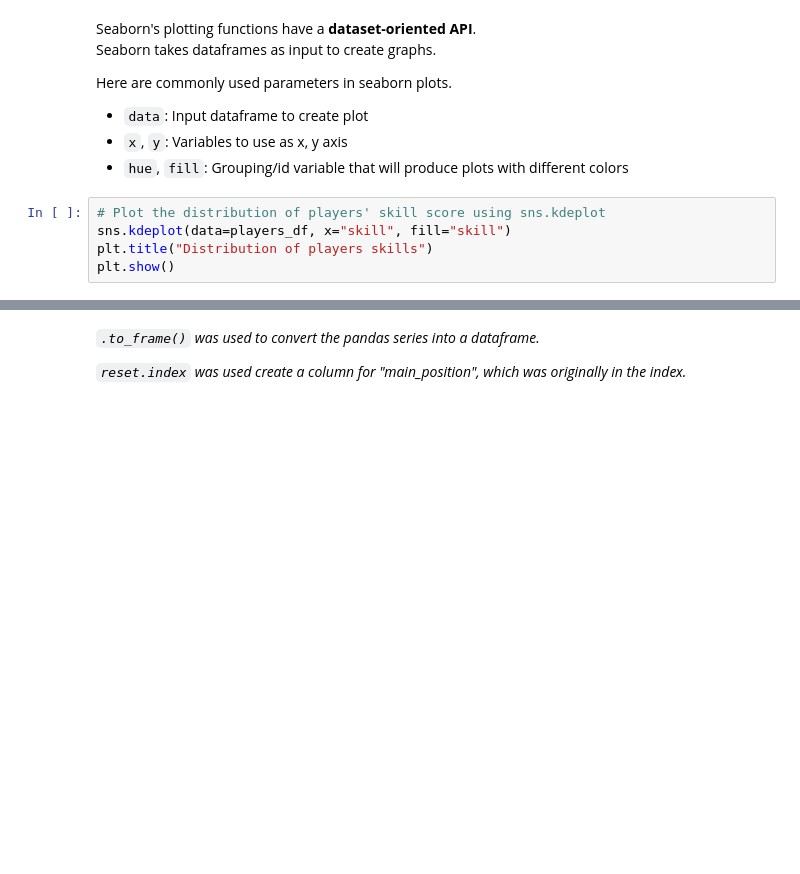
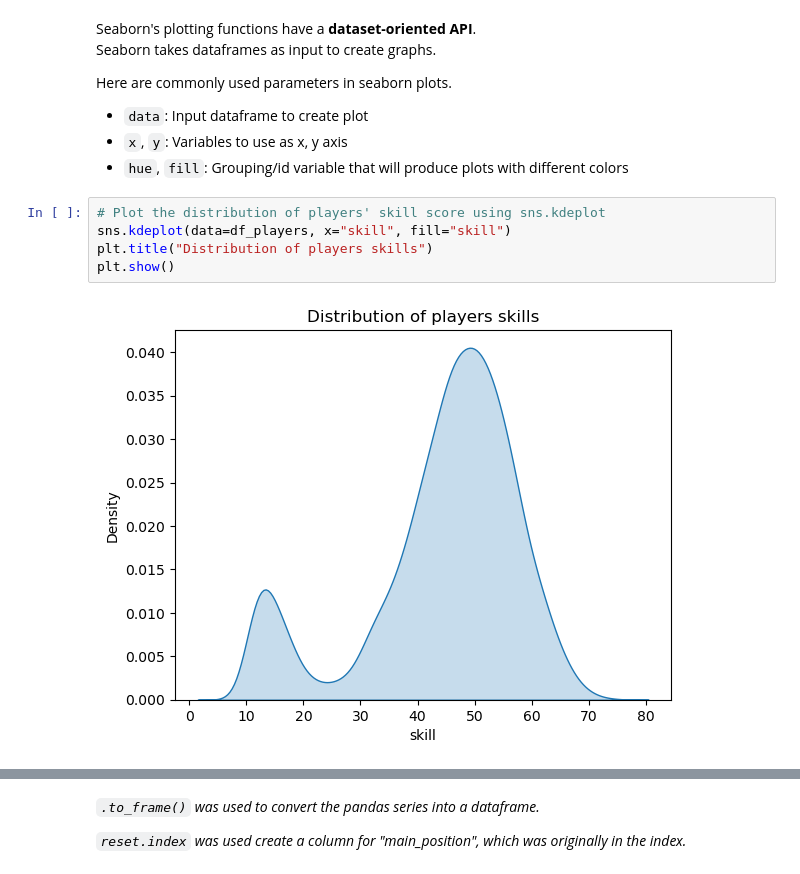
Before and after one commit to waddason/Hi-Paris_bootcamp, a Jupyter notebook: Intermediate_course/Intermediate_Python_DB2024.ipynb, the cells around one changed output, grey strips where cells are left out. Drawn from its saved outputs; the diff is of its cells as text; blank space fills up the shorter version.

Commit message:
end of Cleaning data

```diff
--- a/Intermediate_course/Intermediate_Python_DB2024.ipynb
+++ b/Intermediate_course/Intermediate_Python_DB2024.ipynb
@@ -666,9 +1095,11 @@ Here are commonly used parameters in seaborn plots.
 - `hue`, `fill`: Grouping/id variable that will produce plots with different colors
 # %%
 # Plot the distribution of players' skill score using sns.kdeplot
-sns.kdeplot(data=players_df, x="skill", fill="skill")
+sns.kdeplot(data=df_players, x="skill", fill="skill")
 plt.title("Distribution of players skills")
 plt.show()
+# %% [output]
+[figure, added]
 # %%
 # Create a bar plot with the average height (in cm) of players per "main_position"
 
```
Also changed, not shown: parts of 90 cells of this notebook, 12 other files.
